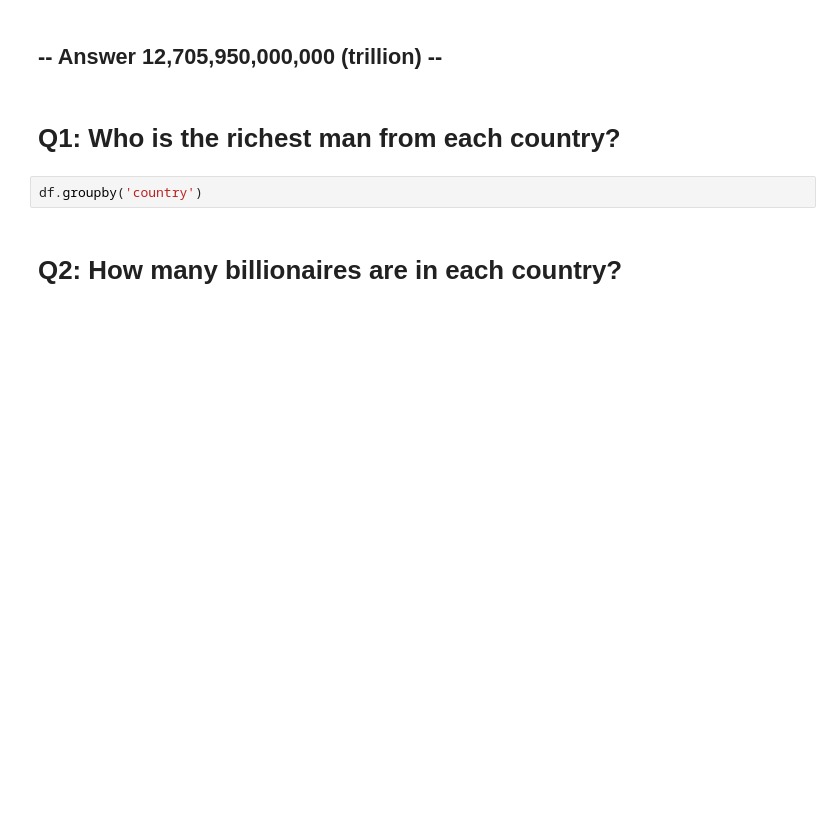
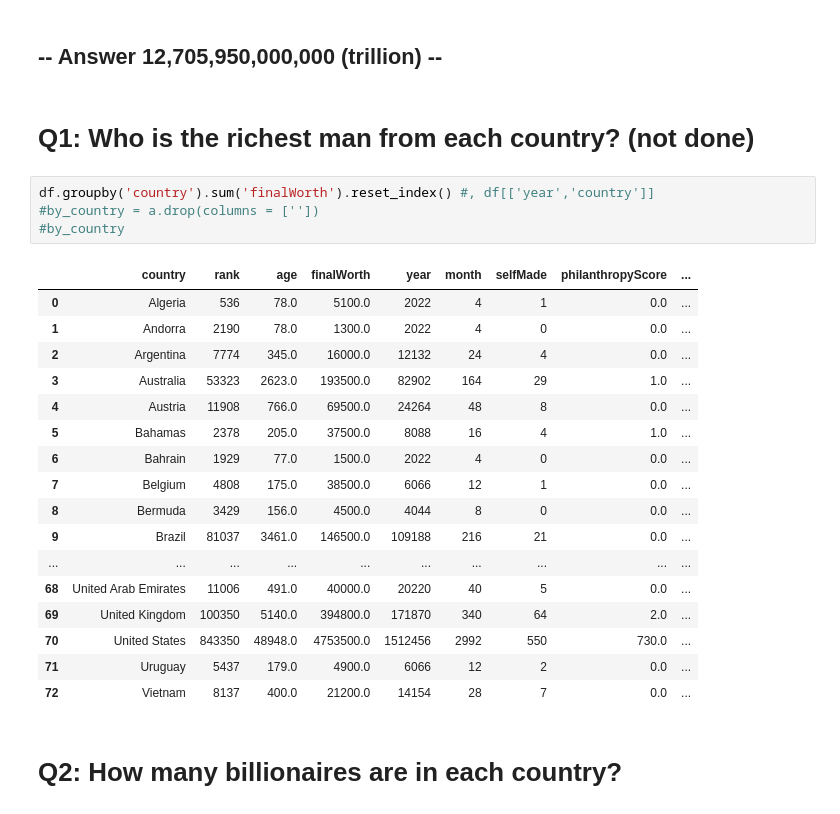
Before and after one commit to ethompson17/PythonForbesList, a Jupyter notebook: Forbes 2022.ipynb, the cells around one changed output. Saved outputs shown, nothing was run; the diff lists cells and outputs as text; blank space fills up the shorter version.

```diff
--- a/Forbes 2022.ipynb
+++ b/Forbes 2022.ipynb
@@ -22,8 +22,28 @@ df['finalWorth'].sum()*1000000
 # %% [markdown]
 ## -- Answer 12,705,950,000,000 (trillion) --
 # %% [markdown]
-# Q1: Who is the richest man from each country?
+# Q1: Who is the richest man from each country? (not done)
-# %%
-df.groupby('country')
+# %%
+df.groupby('country').sum('finalWorth').reset_index() #, df[['year','country']]
+#by_country = a.drop(columns = [''])
+#by_country
+# %% [output]
+|  | country | rank | age | finalWorth | year | month | selfMade | philanthropyScore | ... |
+| 0 | Algeria | 536 | 78.0 | 5100.0 | 2022 | 4 | 1 | 0.0 | ... |
+| 1 | Andorra | 2190 | 78.0 | 1300.0 | 2022 | 4 | 0 | 0.0 | ... |
+| 2 | Argentina | 7774 | 345.0 | 16000.0 | 12132 | 24 | 4 | 0.0 | ... |
+| 3 | Australia | 53323 | 2623.0 | 193500.0 | 82902 | 164 | 29 | 1.0 | ... |
+| 4 | Austria | 11908 | 766.0 | 69500.0 | 24264 | 48 | 8 | 0.0 | ... |
+| 5 | Bahamas | 2378 | 205.0 | 37500.0 | 8088 | 16 | 4 | 1.0 | ... |
+| 6 | Bahrain | 1929 | 77.0 | 1500.0 | 2022 | 4 | 0 | 0.0 | ... |
+| 7 | Belgium | 4808 | 175.0 | 38500.0 | 6066 | 12 | 1 | 0.0 | ... |
+| 8 | Bermuda | 3429 | 156.0 | 4500.0 | 4044 | 8 | 0 | 0.0 | ... |
+| 9 | Brazil | 81037 | 3461.0 | 146500.0 | 109188 | 216 | 21 | 0.0 | ... |
+| ... | ... | ... | ... | ... | ... | ... | ... | ... | ... |
+| 68 | United Arab Emirates | 11006 | 491.0 | 40000.0 | 20220 | 40 | 5 | 0.0 | ... |
+| 69 | United Kingdom | 100350 | 5140.0 | 394800.0 | 171870 | 340 | 64 | 2.0 | ... |
+| 70 | United States | 843350 | 48948.0 | 4753500.0 | 1512456 | 2992 | 550 | 730.0 | ... |
+| 71 | Uruguay | 5437 | 179.0 | 4900.0 | 6066 | 12 | 2 | 0.0 | ... |
+| 72 | Vietnam | 8137 | 400.0 | 21200.0 | 14154 | 28 | 7 | 0.0 | ... |
 # %% [markdown]
 # Q2: How many billionaires are in each country?
```
